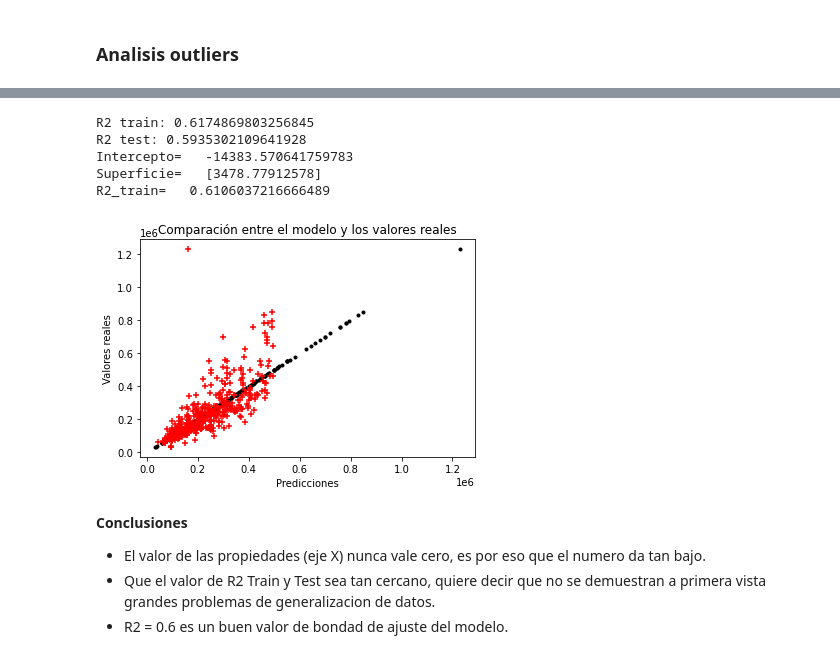
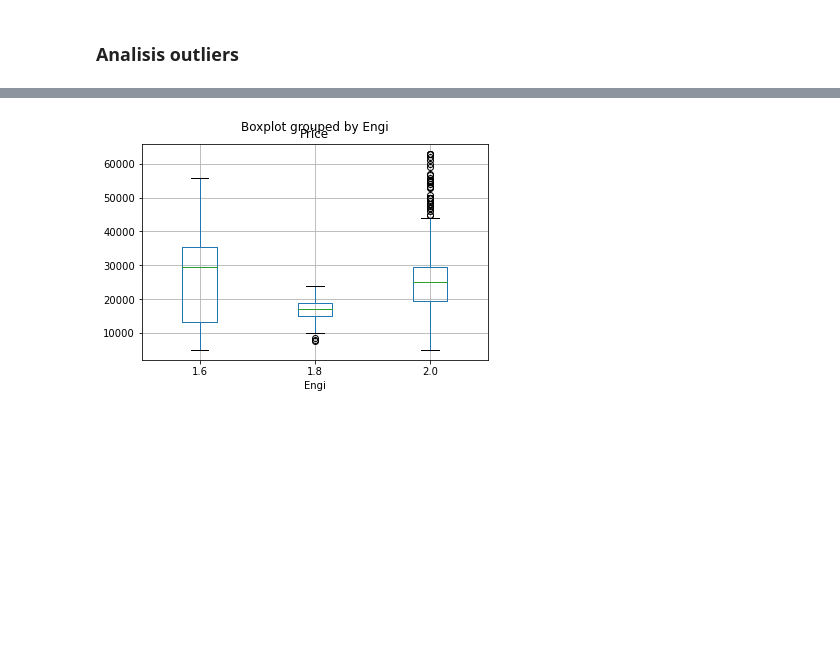
Before and after one commit to Gonzabarbot/Car_pricing, a Jupyter notebook: Car_pricing.ipynb, the cells around one changed output, grey strips where cells are left out. Drawn from its saved outputs; the diff is of its cells as text; code cells hidden in the pictures; blank space fills up the shorter version.

```diff
--- a/Car_pricing.ipynb
+++ b/Car_pricing.ipynb
@@ -778,4 +187,0 @@ dtype: float64
-# %%
-#Reemplazamos los datos nulos del  price_aprox_usd
-data.price_usd_conversion2.fillna(data.price_aprox_usd, inplace = True)
-data.price_usd_conversion2.head(10)
@@ -932,2 +187,0 @@ Aloco la nueva serie de datos en una nueva columna llamada rooms_clean y agrego
-# %%
-data.loc[mask_ambientes_match_notnull, "rooms_clean"] = ambientes_match[mask_ambientes_match_notnull]
@@ -938,2 +187,0 @@ len(data['rooms'])
-# %%
-data.rooms_clean.fillna(data.rooms, inplace = True)
@@ -1193,55 +188,6 @@ from sklearn.model_selection import train_test_split
-# %%
-# Seleccionamos la variable predictora y la objetivo.
-X = palermo_apartments_clean[["surface_total_in_m2"]]
-y = targets["price_aprox_usd"]
-
-# Estandarizamos variable dependiente
-#standard = preprocessing.scale(X)
-
-# Instanciamos el modelo.
-#lm = linear_model.LinearRegression()
-
-X_train, X_test, y_train, y_test = train_test_split(X, y,random_state=10)
-
-#Ajustamos el modelo a los datos de entrenamiento
-model= lm.fit(X_train, y_train)
-
-y_pred = lm.predict(X_test)
-r2_test = r2_score(y_test, y_pred)
-r2_train = r2_score(y_train, lm.predict(X_train))
-
-print(f"R2 train: {r2_train}")
-print(f"R2 test: {r2_test}")
-
-
-
-#ypred = lm.predict(Xtest)
-#
-# Guardamos  las predicciones en un nuevo vector que llamaremos predictions.
-#predictions = lm.predict(X)
-
-# Imprimimos el intercepto y los coeficientes como atributos del objeto entrenado.
-print ('Intercepto=', ' ', model.intercept_)
-print ('Superficie=', ' ', model.coef_)
-# imprimos la metrica que mide la bondad de ajusto del modelo. En este caso el R2.
-print ('R2_train=', ' ', model.score(X, y))
-# %% [output]
-R2 train: 0.6174869803256845
-R2 test: 0.5935302109641928
-Intercepto=   -14383.570641759783
-Superficie=   [3478.77912578]
-R2_train=   0.6106037216666489
-# %%
-plt.plot(y_test,y_test, '.',c='black')
-plt.scatter(y_pred, y_test, s=30, c='r', marker='+', zorder=50)
-plt.xlabel("Predicciones")
-plt.ylabel("Valores reales")
-plt.title('Comparación entre el modelo y los valores reales')
-plt.show()
-# %% [output]
-[figure, removed]
-# %% [markdown]
-**Conclusiones**
-- El valor de las propiedades (eje X) nunca vale cero, es por eso que el numero da tan bajo.
-- Que el valor de R2 Train y Test sea tan cercano, quiere decir que no se demuestran a primera vista grandes problemas de generalizacion de datos.
-- R2 = 0.6 es un buen valor de bondad de ajuste del modelo.
+# %%
+data["outliers"] = data.groupby("Engi")["Price"].transform(lambda grp:  (grp < up_threshold['Price'][grp.name]))
+# %%
+fig = data.boxplot(by='Engi',column= ['Price'])
+# %% [output]
+[figure, added]
```
Also changed, not shown: parts of 187 cells of this notebook.
